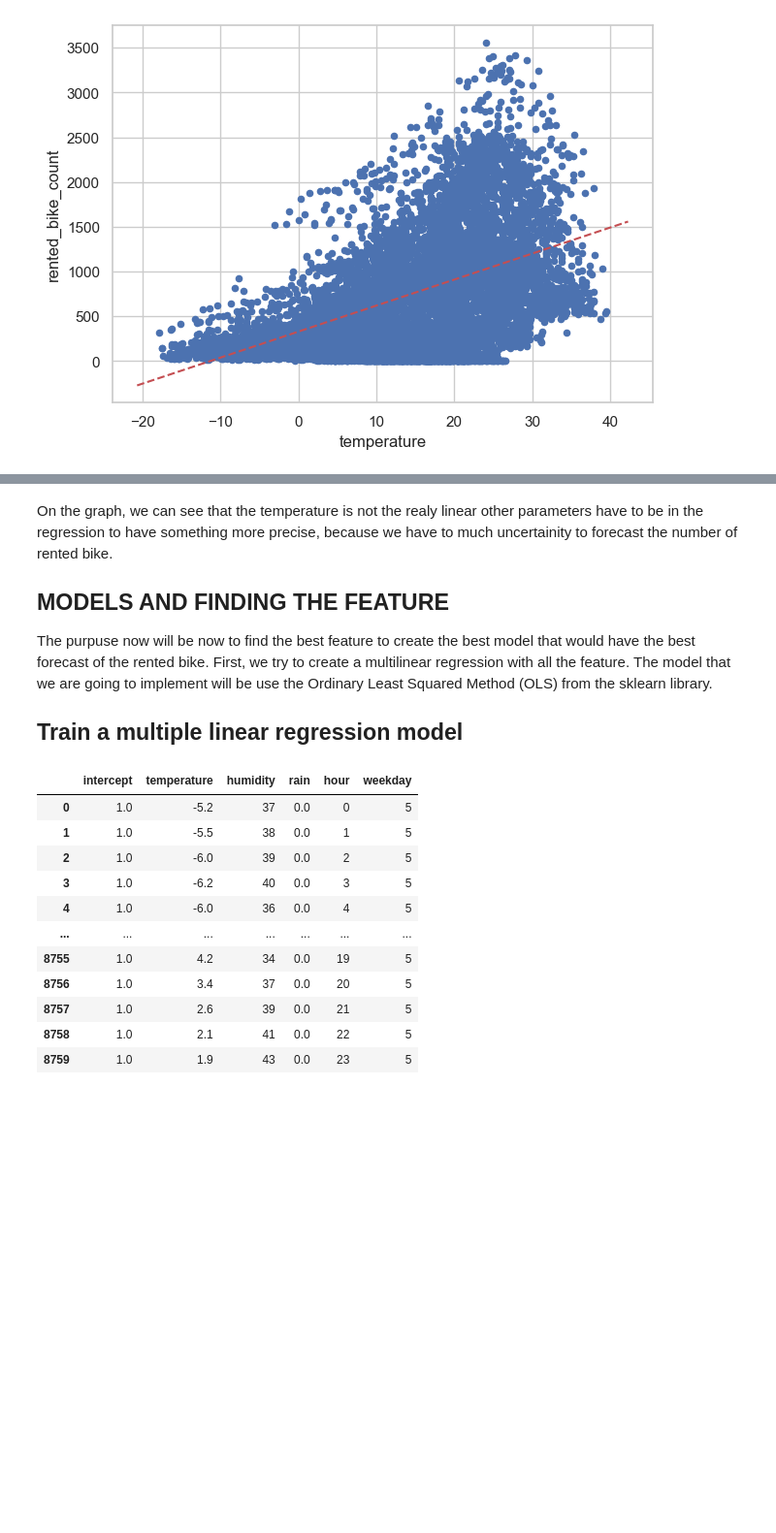
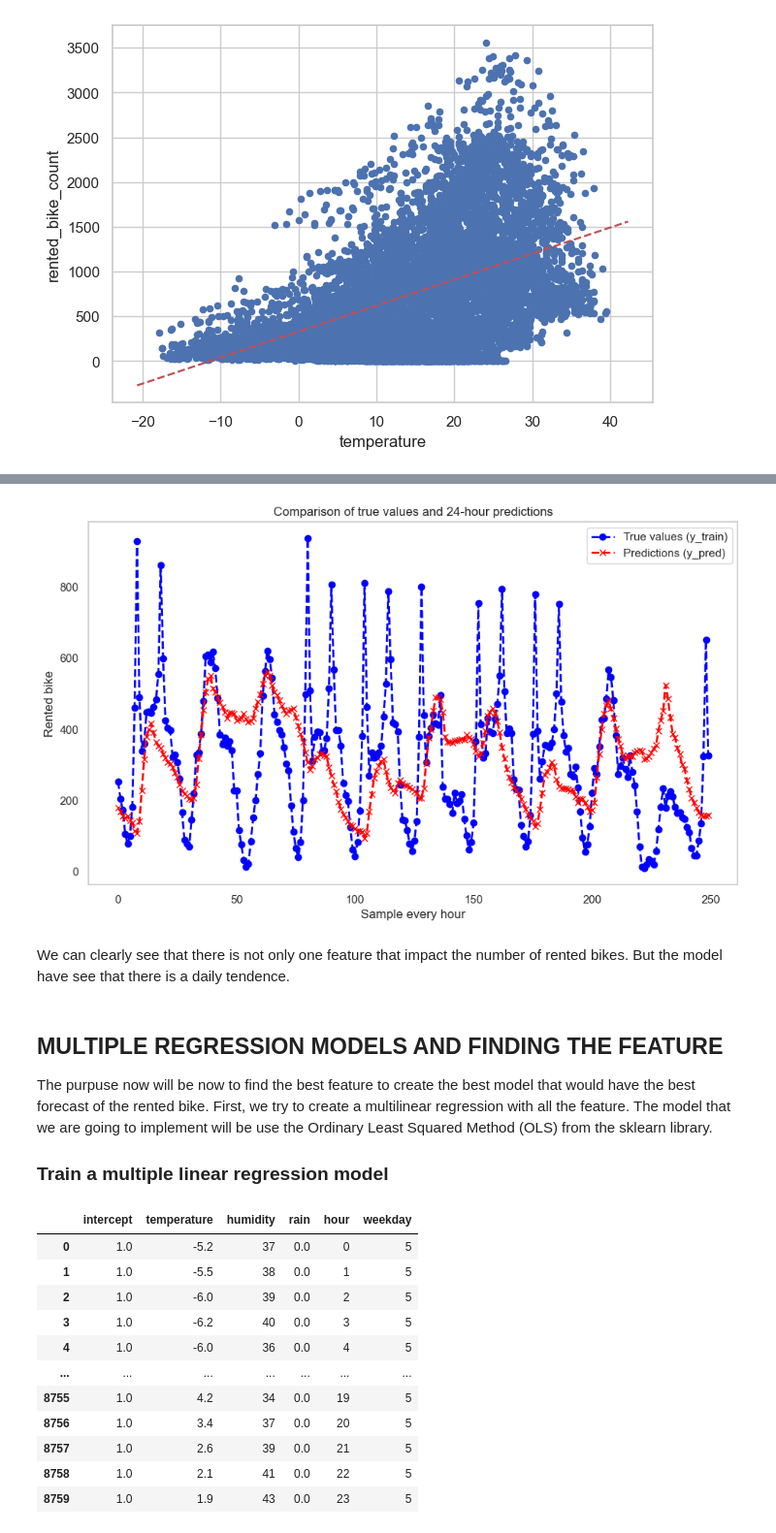
Before and after one commit to sali-gitub/DataScienceProject, a Jupyter notebook: semester_project_REG_SALI.ipynb, the cells around one changed output, grey strips where cells are left out. Shown at 97% size. Drawn from its saved outputs; the diff is of its cells as text; code cells hidden in the pictures; blank space fills up the shorter version.

```diff
--- a/semester_project_REG_SALI.ipynb
+++ b/semester_project_REG_SALI.ipynb
@@ -412,11 +456,26 @@ abline(ax,
+# %%
+# Tracer les valeurs
+plt.figure(figsize=(10, 6))
+plt.plot( y[0:250], 'o', label='True values (y_train)', color='blue' ,linestyle='dashed',linewidth=2)
+plt.plot(y_pred_1.predicted_mean[0:250], 'x', label='Predictions (y_pred)', color='red',linestyle='dashed',linewidth=2)
+
+# Ajouter des légendes et des détails
+plt.title('Comparison of true values and 24-hour predictions')
+plt.xlabel('Sample every hour')
+plt.ylabel('Rented bike')
+plt.legend()
+plt.grid()
+plt.show()
+# %% [output]
+[figure, added]
+# %% [markdown]
+We can clearly see that there is not only one feature that impact the number of rented bikes. But the model have see that there is a daily tendence.
 # %% [markdown]
-On the graph, we can see that the temperature is not the realy linear other parameters have to be in the regression to have something more precise, because we have to much uncertainity to forecast the number of rented bike.
-
-## MODELS AND FINDING THE FEATURE
+## MULTIPLE REGRESSION MODELS AND FINDING THE FEATURE
 
 The purpuse now will be now to find the best feature to create the best model that would have the best forecast of the rented bike. First, we try to create a multilinear regression with all the feature. The model that we are going to implement will be use the Ordinary Least Squared Method (OLS) from the sklearn library.
 
-## Train a multiple linear regression model
+### Train a multiple linear regression model
 # %%
 #First Test we try with the regular OLS with some variables of the data set to see if we have a better accuracy
 # model before:
```
Also changed, not shown: parts of 35 cells of this notebook.
